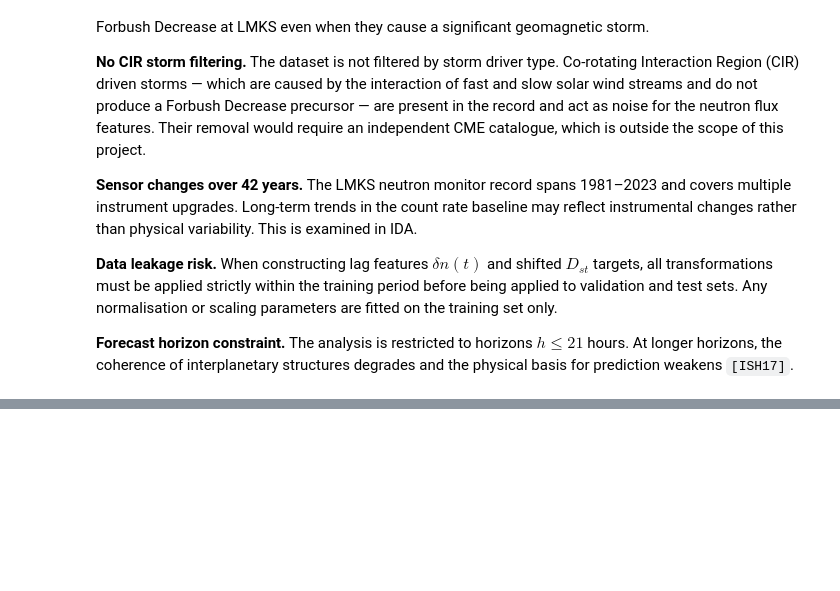
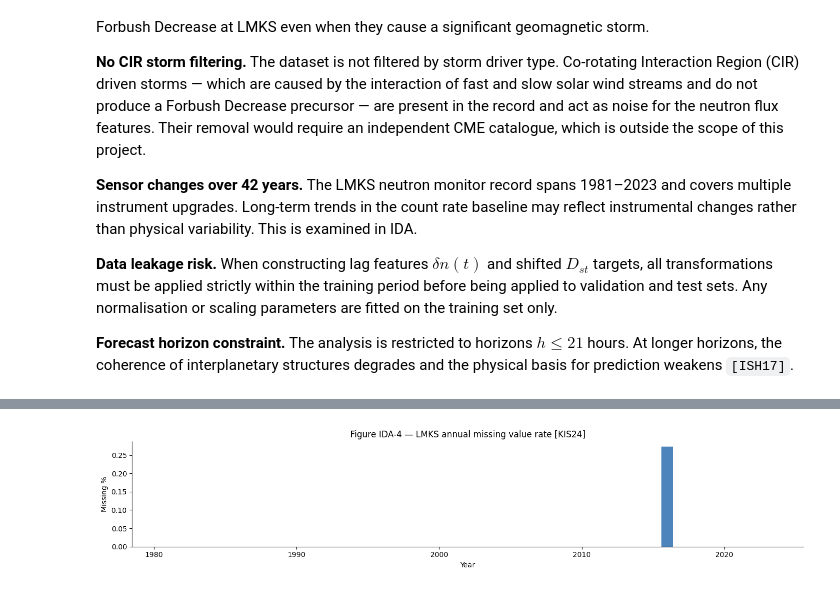
Before and after one commit to RoumenNikolov/cosmic-ray-storm-clean, a Jupyter notebook: cosmic_ray_storm_prediction.ipynb, the cells around one changed output, grey strips where cells are left out. Cells and saved outputs as stored; diff of their text form; code cells hidden in the pictures; blank space fills up the shorter version.

```diff
--- a/cosmic_ray_storm_prediction.ipynb
+++ b/cosmic_ray_storm_prediction.ipynb
@@ -101,0 +184,7 @@ where $N(t)$ is the hourly neutron count rate from the LMKS station `[KIS24]` an
+# %%
+df_lmks = pd.read_csv('data/input/LMKS_NM_1981-2023_h.csv')
+
+print("\n=== LMKS — first 5 rows ===")
+print(df_lmks.head())
+print("\n=== LMKS — dtypes ===")
+print(df_lmks.dtypes)
@@ -101,0 +406,20 @@ where $N(t)$ is the hourly neutron count rate from the LMKS station `[KIS24]` an
+# %%
+df_lmks['datetime'] = pd.to_datetime(df_lmks['datetime'])
+df_lmks['YEAR'] = df_lmks['datetime'].dt.year
+
+annual_lmks = df_lmks.groupby('YEAR')['lmks_nm_counts'].apply(
+    lambda x: x.isnull().mean() * 100
+)
+
+fig, ax = plt.subplots(figsize=(14, 3))
+ax.bar(annual_lmks.index, annual_lmks, color='#2166ac', alpha=0.8, width=0.8)
+ax.set_ylabel('Missing %')
+ax.set_xlabel('Year')
+ax.set_title('Figure IDA-4 — LMKS annual missing value rate [KIS24]')
+ax.spines['top'].set_visible(False)
+ax.spines['right'].set_visible(False)
+plt.tight_layout()
+plt.savefig('images/fig_ida4_lmks_missing.png', dpi=150, bbox_inches='tight')
+plt.show()
+# %% [output]
+[figure, added]
```
Also changed, not shown: parts of 16 cells of this notebook.
